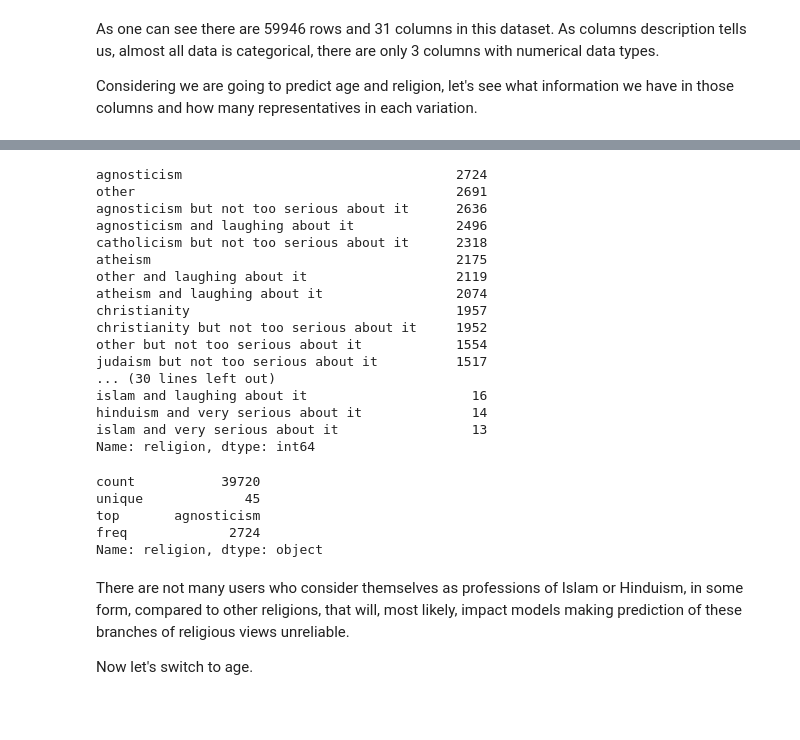
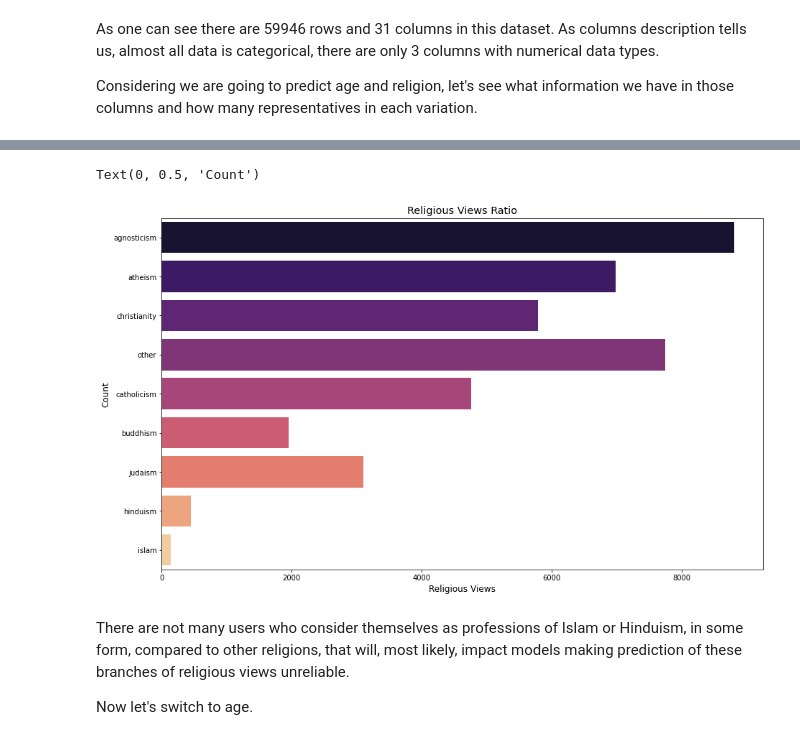
Before and after one commit to 3quetra/portfolio, a Jupyter notebook: ml/supervised_learning/dating_app_profiles_analysis.ipynb, the cells around one changed output, grey strips where cells are left out. Cells and saved outputs as stored; diff of their text form; code cells hidden in the pictures; blank space fills up the shorter version.

```diff
--- a/ml/supervised_learning/dating_app_profiles_analysis.ipynb
+++ b/ml/supervised_learning/dating_app_profiles_analysis.ipynb
@@ -145,31 +134,17 @@ In `religion` column there is an additional parameter which tells a person's att
-# %%
-profiles.religion.value_counts()
-# %% [output]
-agnosticism                                   2724
-other                                         2691
-agnosticism but not too serious about it      2636
-agnosticism and laughing about it             2496
-catholicism but not too serious about it      2318
-atheism                                       2175
-other and laughing about it                   2119
-atheism and laughing about it                 2074
-christianity                                  1957
-christianity but not too serious about it     1952
-other but not too serious about it            1554
-judaism but not too serious about it          1517
-... (30 lines left out)
-islam and laughing about it                     16
-hinduism and very serious about it              14
-islam and very serious about it                 13
-Name: religion, dtype: int64
-# %%
-profiles.religion.describe()
-# %% [output]
-count           39720
-unique             45
-top       agnosticism
-freq             2724
-Name: religion, dtype: object
+# %%
+# Get only name of religion
+profiles['religion'] = profiles.religion.str.split().str.get(0)
+# Set figure size
+plt.figure(figsize=(15,9))
+# Draw countplot
+ax = sns.countplot(data=profiles, y="religion", palette='magma')
+# Add descriptions
+ax.set_title('Religious Views Ratio', fontsize = 'x-large')
+ax.set_xlabel('Religious Views', fontsize = 'large')
+ax.set_ylabel('Count', fontsize = 'large')
+# %% [output]
+Text(0, 0.5, 'Count')
+[figure, added]
 # %% [markdown]
 There are not many users who consider themselves as professions of Islam or Hinduism, in some form, compared to other religions, that will, most likely, impact models making prediction of these branches of religious views unreliable.
 
```
Also changed, not shown: parts of 45 cells of this notebook, 2 other files.
